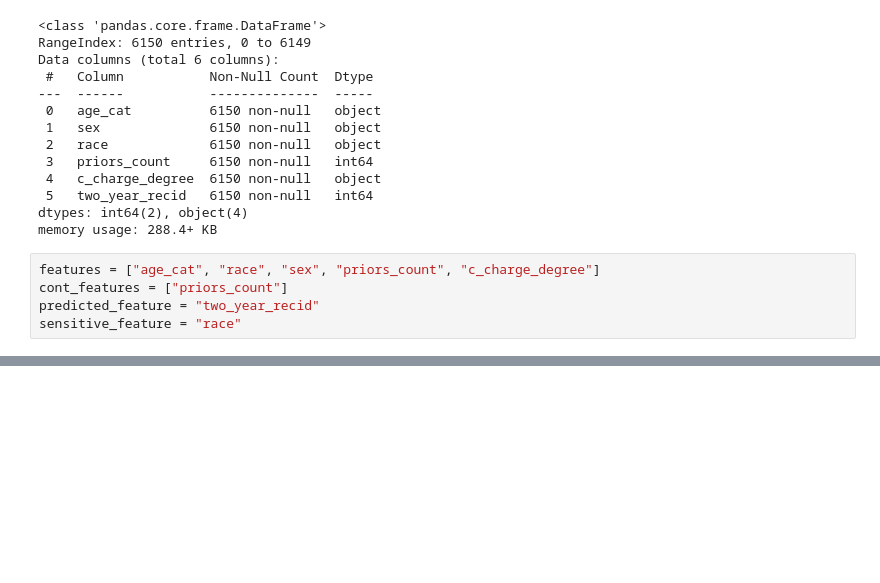
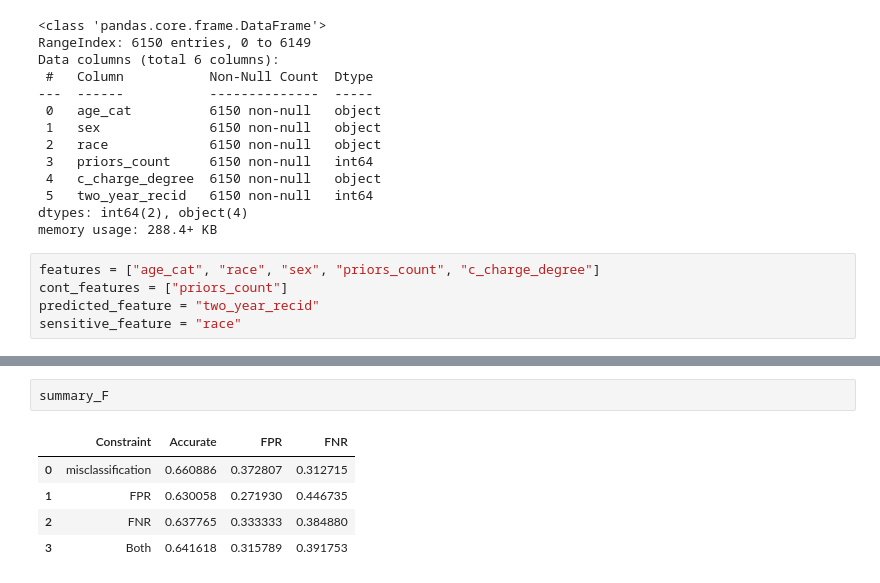
Before and after one commit to TZstatsADS/fall2022-project4-prj4-group8, a Jupyter notebook: doc/Algorithm4.ipynb, the cells around one changed output, grey strips where cells are left out. Drawn from its saved outputs; the diff is of its cells as text; blank space fills up the shorter version.

```diff
--- a/doc/Algorithm4.ipynb
+++ b/doc/Algorithm4.ipynb
@@ -143,0 +555,8 @@ def train_model(X,y,x_sensitive_feature,eps):
+# %%
+summary_F
+# %% [output]
+|  | Constraint | Accurate | FPR | FNR |
+| 0 | misclassification | 0.660886 | 0.372807 | 0.312715 |
+| 1 | FPR | 0.630058 | 0.271930 | 0.446735 |
+| 2 | FNR | 0.637765 | 0.333333 | 0.384880 |
+| 3 | Both | 0.641618 | 0.315789 | 0.391753 |
```
Also changed, not shown: parts of 20 cells of this notebook.
